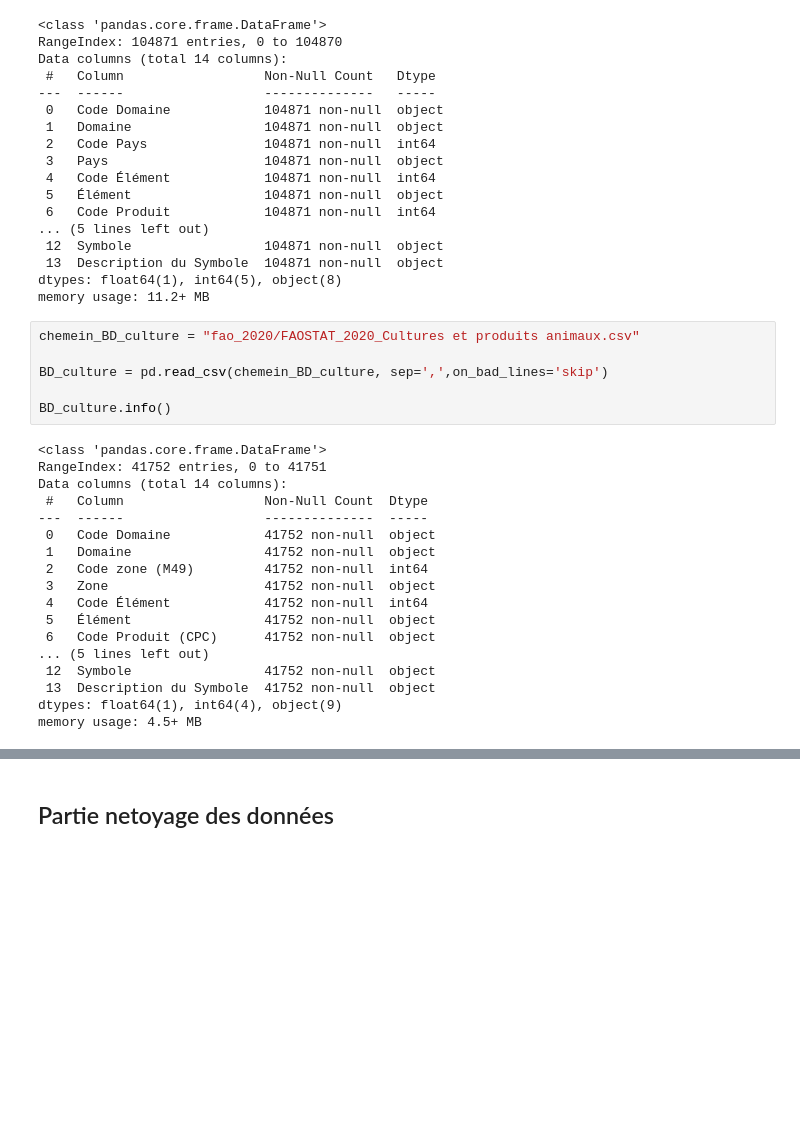
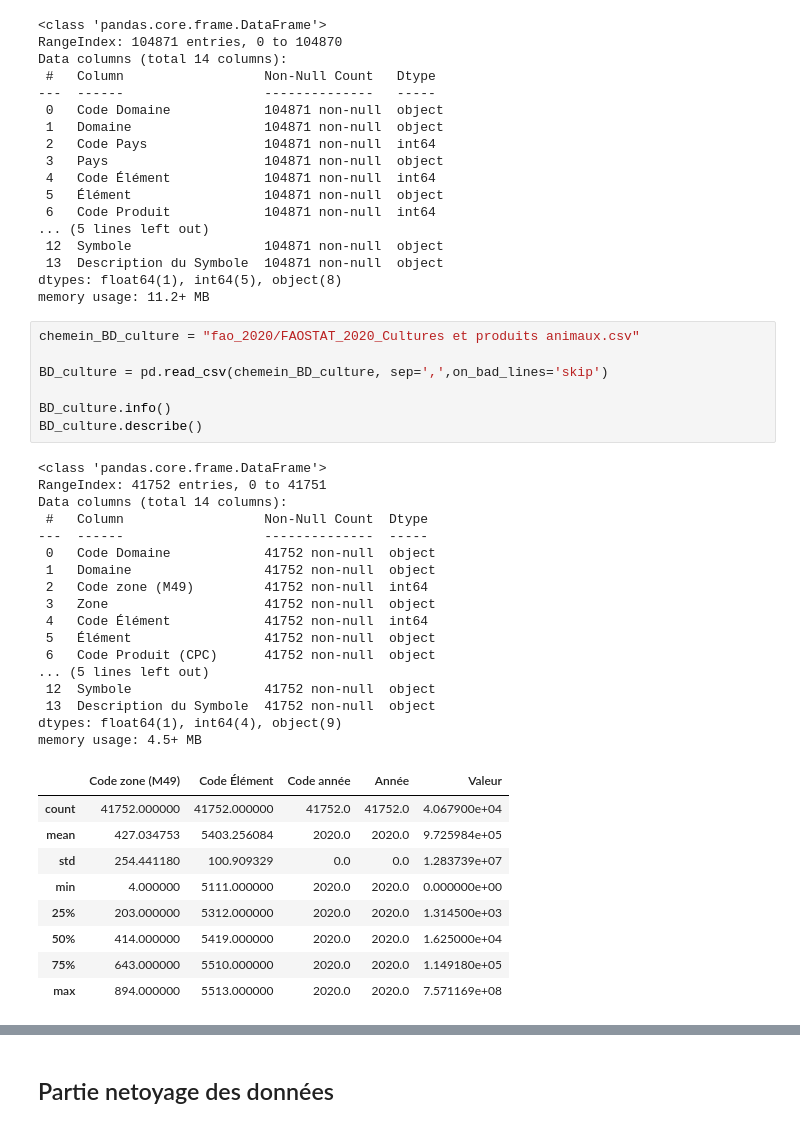
Before and after one commit to data-IA-2023/Groupe-3, a Jupyter notebook: briefs181223 - Mohammed.ipynb, the cells around one changed output, grey strips where cells are left out. Cells and saved outputs as stored; diff of their text form; blank space fills up the shorter version.

```diff
--- a/briefs181223 - Mohammed.ipynb
+++ b/briefs181223 - Mohammed.ipynb
@@ -61,25 +61,35 @@ memory usage: 11.2+ MB
 # %%
 chemein_BD_culture = "fao_2020/FAOSTAT_2020_Cultures et produits animaux.csv"
 
 BD_culture = pd.read_csv(chemein_BD_culture, sep=',',on_bad_lines='skip')
 
 BD_culture.info()
+BD_culture.describe()
 # %% [output]
 <class 'pandas.core.frame.DataFrame'>
 RangeIndex: 41752 entries, 0 to 41751
 Data columns (total 14 columns):
  #   Column                  Non-Null Count  Dtype
 ---  ------                  --------------  -----
  0   Code Domaine            41752 non-null  object
  1   Domaine                 41752 non-null  object
  2   Code zone (M49)         41752 non-null  int64
  3   Zone                    41752 non-null  object
  4   Code Élément            41752 non-null  int64
  5   Élément                 41752 non-null  object
  6   Code Produit (CPC)      41752 non-null  object
 ... (5 lines left out)
  12  Symbole                 41752 non-null  object
  13  Description du Symbole  41752 non-null  object
 dtypes: float64(1), int64(4), object(9)
 memory usage: 4.5+ MB
+|  | Code zone (M49) | Code Élément | Code année | Année | Valeur |
+| count | 41752.000000 | 41752.000000 | 41752.0 | 41752.0 | 4.067900e+04 |
+| mean | 427.034753 | 5403.256084 | 2020.0 | 2020.0 | 9.725984e+05 |
+| std | 254.441180 | 100.909329 | 0.0 | 0.0 | 1.283739e+07 |
+| min | 4.000000 | 5111.000000 | 2020.0 | 2020.0 | 0.000000e+00 |
+| 25% | 203.000000 | 5312.000000 | 2020.0 | 2020.0 | 1.314500e+03 |
+| 50% | 414.000000 | 5419.000000 | 2020.0 | 2020.0 | 1.625000e+04 |
+| 75% | 643.000000 | 5510.000000 | 2020.0 | 2020.0 | 1.149180e+05 |
+| max | 894.000000 | 5513.000000 | 2020.0 | 2020.0 | 7.571169e+08 |
 # %%
```
Also changed, not shown: parts of 1 cell of this notebook, 2 other files.
